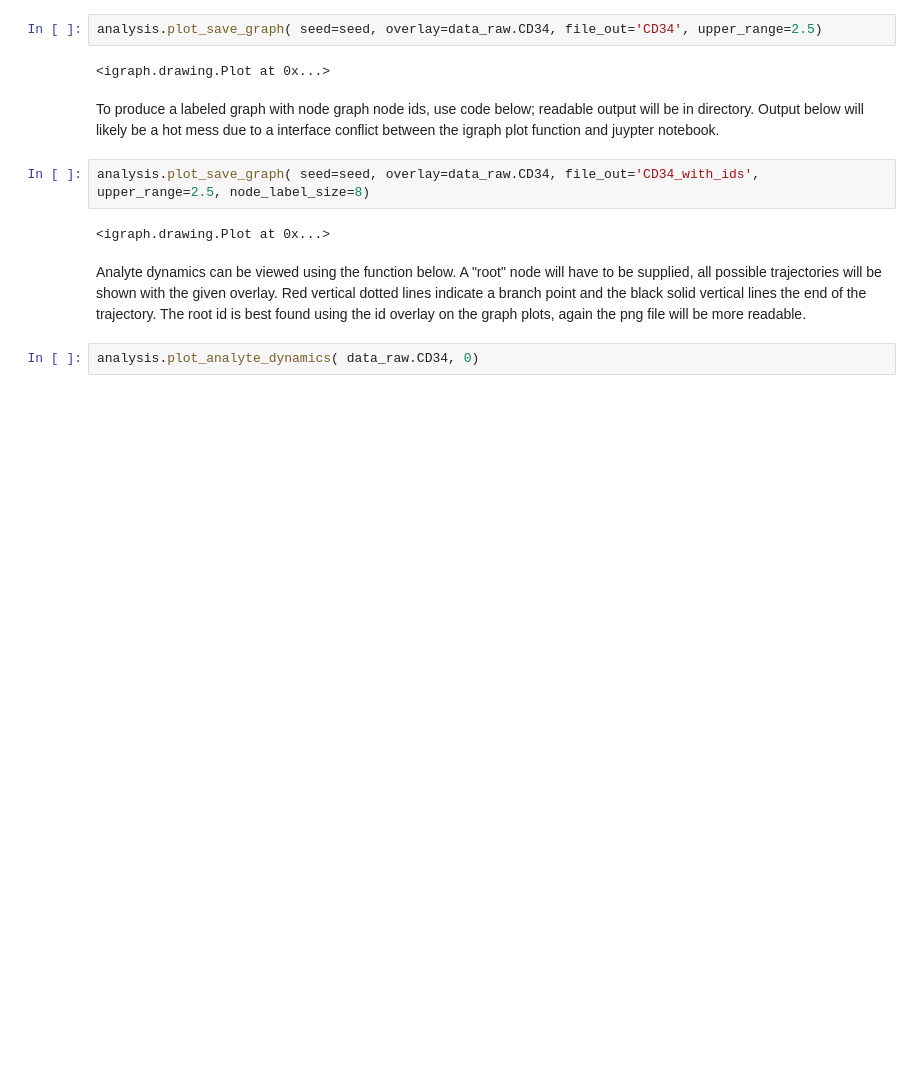
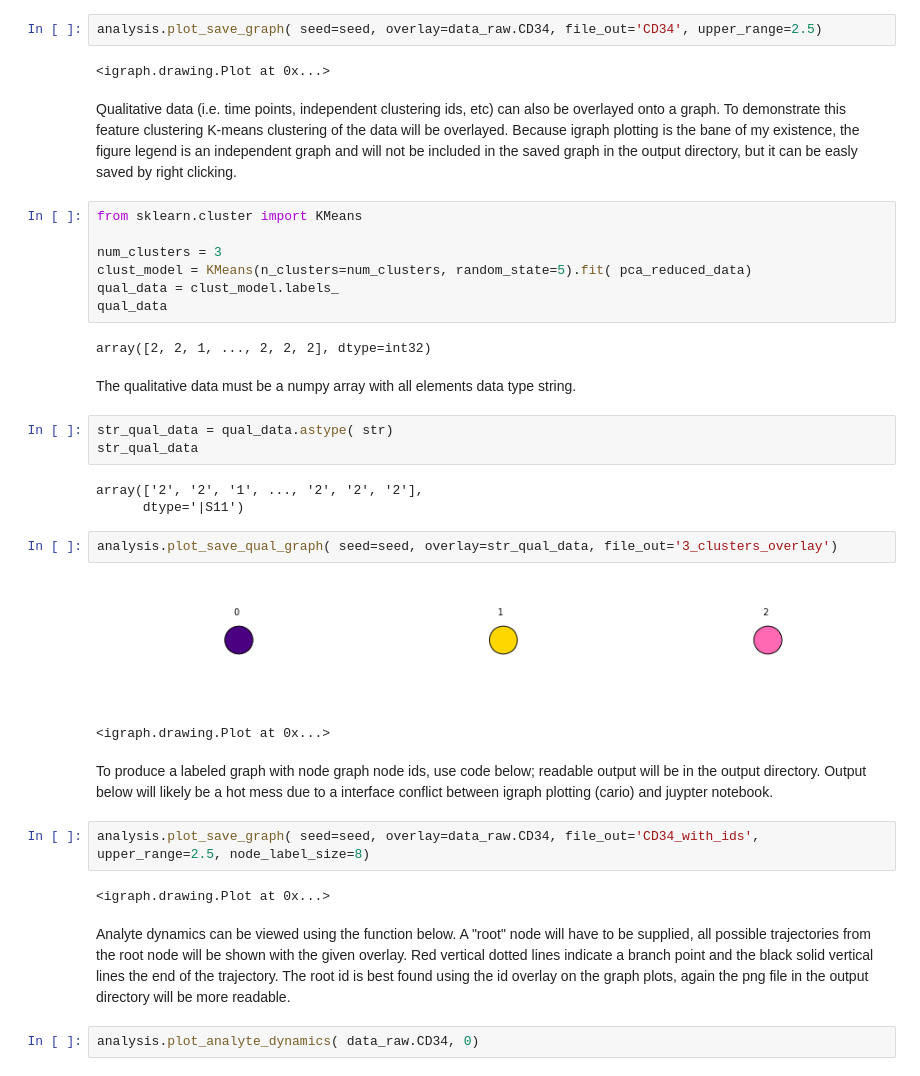
Before and after one commit to KenLauLab/pCreode, a Jupyter notebook: notebooks/pCreode_tutorial.ipynb, the cells around one changed output. Drawn from its saved outputs; the diff is of its cells as text; blank space fills up the shorter version.

```diff
--- a/notebooks/pCreode_tutorial.ipynb
+++ b/notebooks/pCreode_tutorial.ipynb
@@ -295,14 +295,38 @@ analysis.plot_save_graph( seed=seed, overlay=data_raw.CAR2, file_out='CAR2', upp
 analysis.plot_save_graph( seed=seed, overlay=data_raw.CD34, file_out='CD34', upper_range=2.5)
 # %% [output]
 <igraph.drawing.Plot at 0x...>
+# %% [markdown]
+Qualitative data (i.e. time points, independent clustering ids, etc) can also be overlayed onto a graph. To demonstrate this feature clustering K-means clustering of the data will be overlayed. Because igraph plotting is the bane of my existence, the figure legend is an independent graph and will not be included in the saved graph in the output directory, but it can be easly saved by right clicking.
+# %%
+from sklearn.cluster import KMeans
+
+num_clusters = 3
+clust_model = KMeans(n_clusters=num_clusters, random_state=5).fit( pca_reduced_data)
+qual_data = clust_model.labels_
+qual_data
+# %% [output]
+array([2, 2, 1, ..., 2, 2, 2], dtype=int32)
+# %% [markdown]
+The qualitative data must be a numpy array with all elements data type string.
+# %%
+str_qual_data = qual_data.astype( str)
+str_qual_data
+# %% [output]
+array(['2', '2', '1', ..., '2', '2', '2'],
+      dtype='|S11')
+# %%
+analysis.plot_save_qual_graph( seed=seed, overlay=str_qual_data, file_out='3_clusters_overlay')
+# %% [output]
+[figure, added]
+<igraph.drawing.Plot at 0x...>
 # %% [markdown]
-To produce a labeled graph with node graph node ids, use code below; readable output will be in directory. Output below will likely be a hot mess due to a interface conflict between the igraph plot function and juypter notebook.
+To produce a labeled graph with node graph node ids, use code below; readable output will be in the output directory. Output below will likely be a hot mess due to a interface conflict between igraph plotting (cario) and juypter notebook.
 # %%
 analysis.plot_save_graph( seed=seed, overlay=data_raw.CD34, file_out='CD34_with_ids', upper_range=2.5, node_label_size=8)
 # %% [output]
 <igraph.drawing.Plot at 0x...>
 # %% [markdown]
-Analyte dynamics can be viewed using the function below. A "root" node will have to be supplied, all possible trajectories will be shown with the given overlay. Red vertical dotted lines indicate a branch point and the black solid vertical lines the end of the trajectory. The root id is best found using the id overlay on the graph plots, again the png file will be more readable.
+Analyte dynamics can be viewed using the function below. A "root" node will have to be supplied, all possible trajectories from the root node will be shown with the given overlay. Red vertical dotted lines indicate a branch point and the black solid vertical lines the end of the trajectory. The root id is best found using the id overlay on the graph plots, again the png file in the output directory will be more readable.
 # %%
 analysis.plot_analyte_dynamics( data_raw.CD34, 0)
 # %% [output]
```
Also changed, not shown: parts of 3 cells of this notebook, 2 other files.
